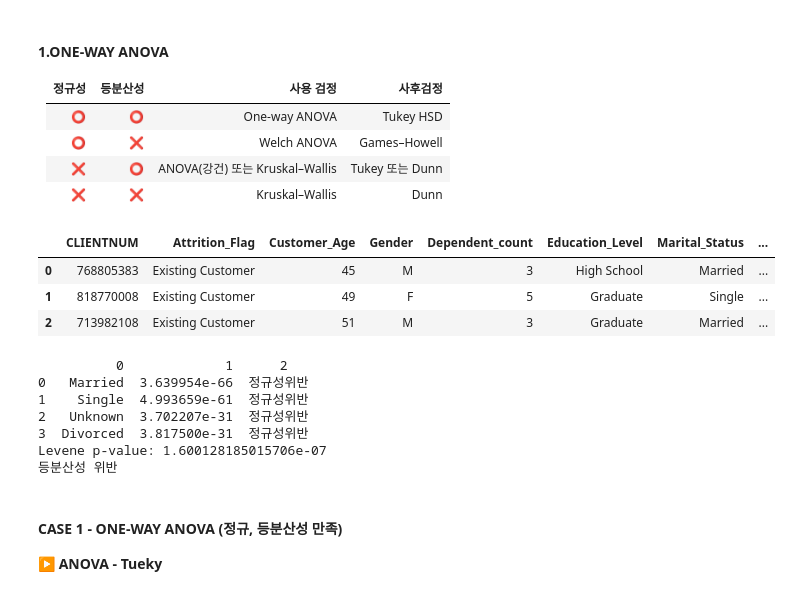
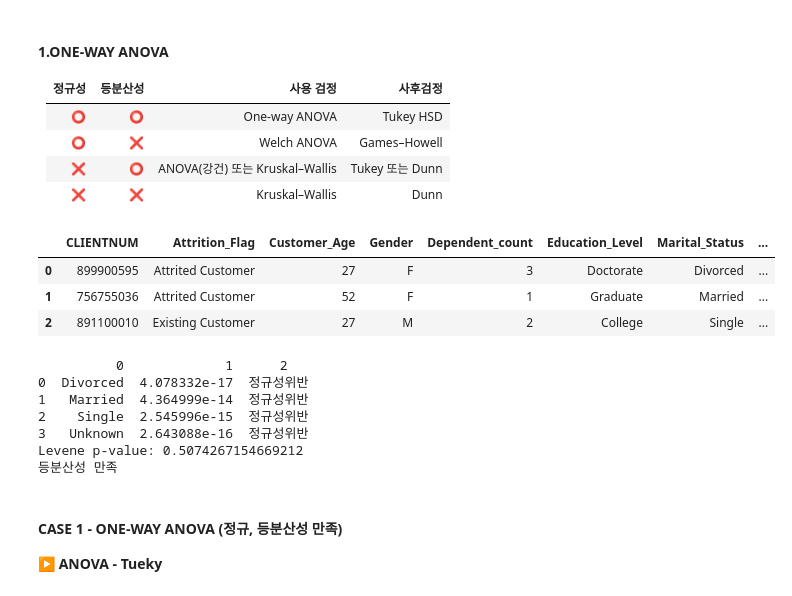
Before and after one commit to doeungim/ADP_2026, a Jupyter notebook: ANOVA.ipynb, the cells around one changed output. Saved outputs shown, nothing was run; the diff lists cells and outputs as text; code cells hidden in the pictures.

```diff
--- a/ANOVA.ipynb
+++ b/ANOVA.ipynb
@@ -19,13 +21,16 @@ warnings.filterwarnings('ignore')
 | ❌ | ⭕ | ANOVA(강건) 또는 Kruskal–Wallis | Tukey 또는 Dunn |
 | ❌ | ❌ | Kruskal–Wallis | Dunn |
 # %%
-df =pd.read_csv('https://raw.githubusercontent.com/Datamanim/pandas/main/BankChurnersUp.csv',index_col=0)
+df = pd.read_csv(
+    'https://raw.githubusercontent.com/doeungim/ADP_2026/refs/heads/main/ADP_DATA/BankChurnersUp.csv',
+    index_col=0
+)
 df.head(3)
 # %% [output]
 |  | CLIENTNUM | Attrition_Flag | Customer_Age | Gender | Dependent_count | Education_Level | Marital_Status | ... |
-| 0 | 768805383 | Existing Customer | 45 | M | 3 | High School | Married | ... |
-| 1 | 818770008 | Existing Customer | 49 | F | 5 | Graduate | Single | ... |
-| 2 | 713982108 | Existing Customer | 51 | M | 3 | Graduate | Married | ... |
+| 0 | 899900595 | Attrited Customer | 27 | F | 3 | Doctorate | Divorced | ... |
+| 1 | 756755036 | Attrited Customer | 52 | F | 1 | Graduate | Married | ... |
+| 2 | 891100010 | Existing Customer | 27 | M | 2 | College | Single | ... |
 # %%
 # 정규성, 등분산성 확인
 res = []
@@ -50,12 +55,12 @@ print('Levene p-value:', p_val)
 print(decision)
 # %% [output]
           0             1      2
-0   Married  3.639954e-66  정규성위반
-1    Single  4.993659e-61  정규성위반
-2   Unknown  3.702207e-31  정규성위반
-3  Divorced  3.817500e-31  정규성위반
-Levene p-value: 1.600128185015706e-07
-등분산성 위반
+0  Divorced  4.078332e-17  정규성위반
+1   Married  4.364999e-14  정규성위반
+2    Single  2.545996e-15  정규성위반
+3   Unknown  2.643088e-16  정규성위반
+Levene p-value: 0.5074267154669212
+등분산성 만족
 # %% [markdown]
 #### **CASE 1 - ONE-WAY ANOVA (정규, 등분산성 만족)**
 **▶ ANOVA - Tueky**
```
Also changed, not shown: parts of 65 cells of this notebook.
